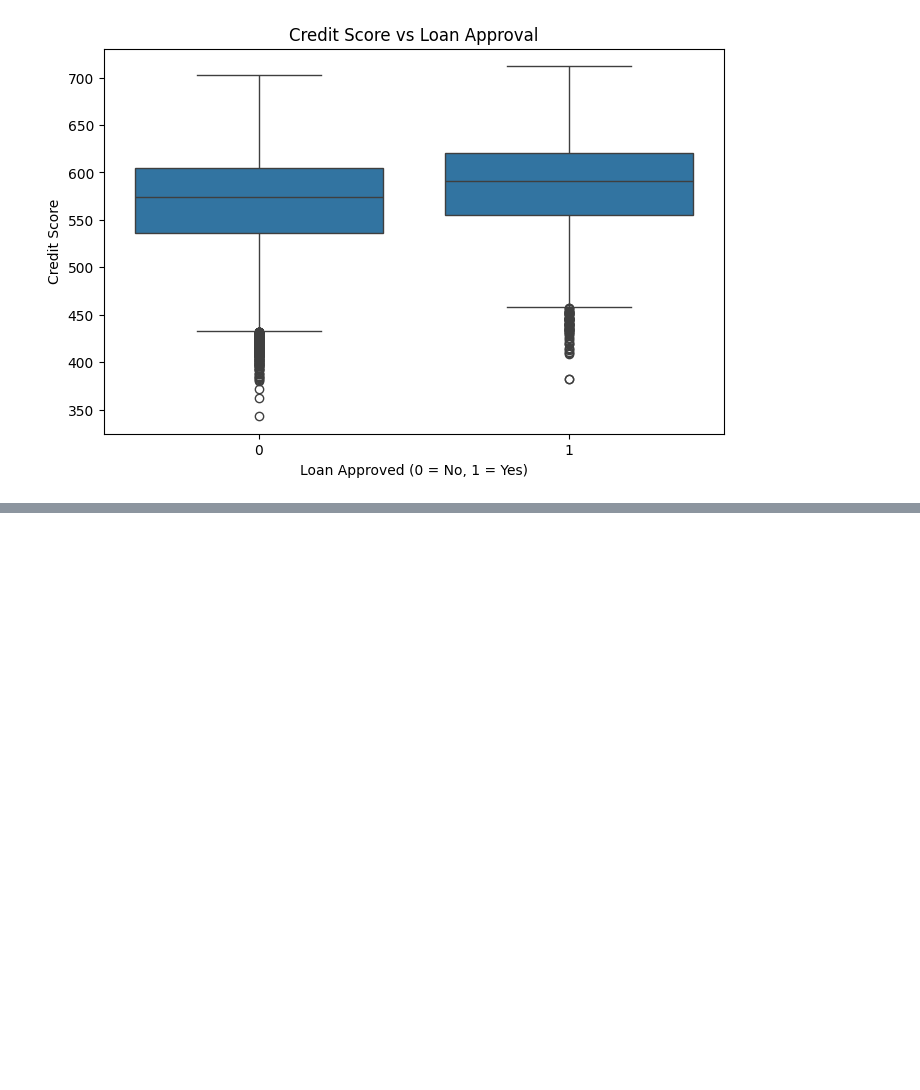
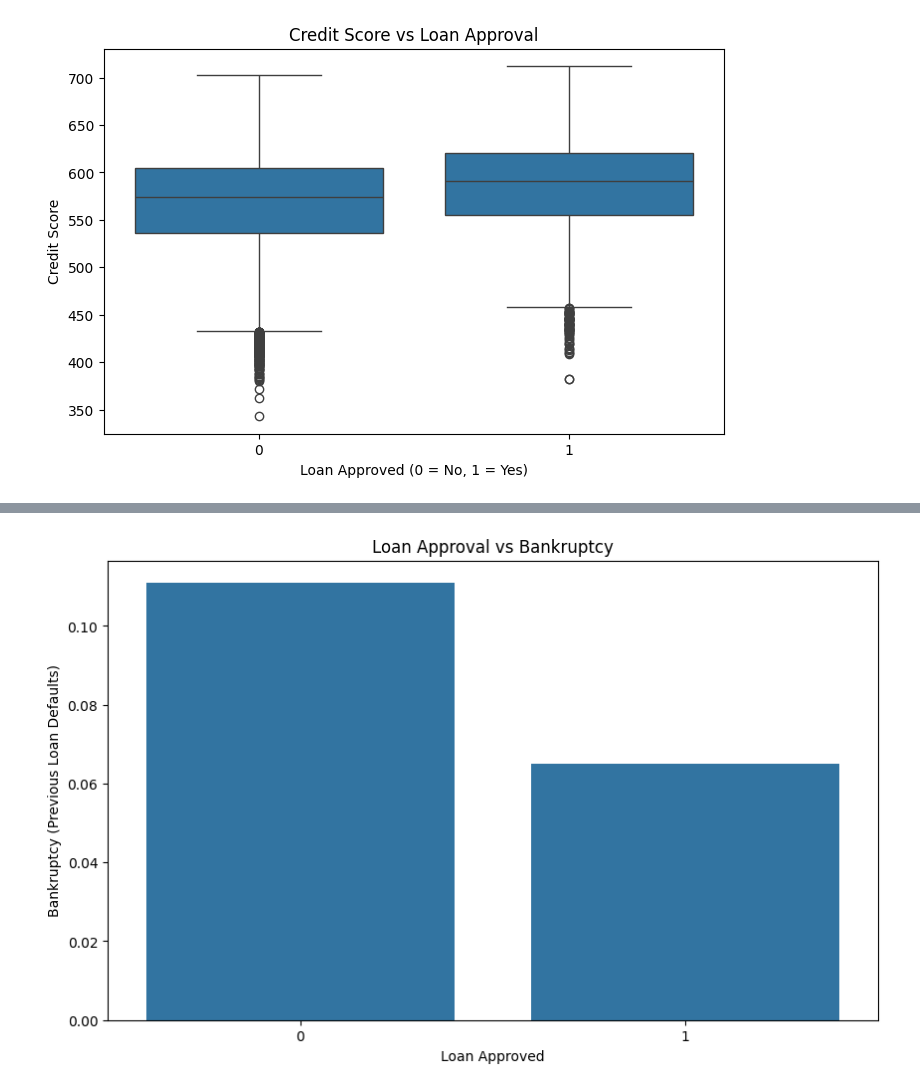
Before and after one commit to AbdulWahid026/ML_LoanApprovalPrediction-CreditRiskAnalysis, a Jupyter notebook: model.ipynb, the cells around one changed output, grey strips where cells are left out. Drawn from its saved outputs; the diff is of its cells as text; code cells hidden in the pictures; blank space fills up the shorter version.

```diff
--- a/model.ipynb
+++ b/model.ipynb
@@ -204,0 +206,9 @@ plt.show()
+# %%
+plt.figure(figsize=(10,6))
+plt.title('Loan Approval vs Bankruptcy')
+sns.barplot(data=data_df,x='LoanApproved',y='PreviousLoanDefaults',errorbar=None)
+plt.xlabel('Loan Approved')
+plt.ylabel('Bankruptcy (Previous Loan Defaults)')
+plt.show()
+# %% [output]
+[figure, added]
```
Also changed, not shown: parts of 4 cells of this notebook.
